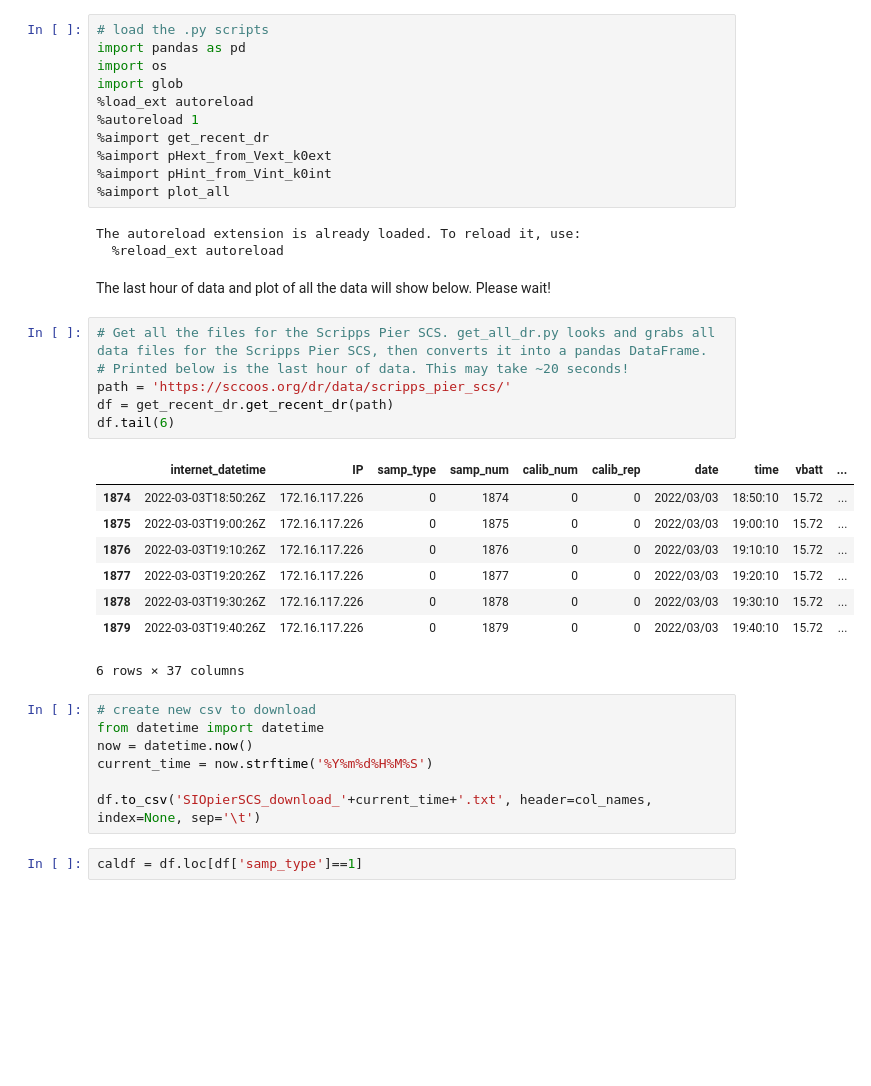
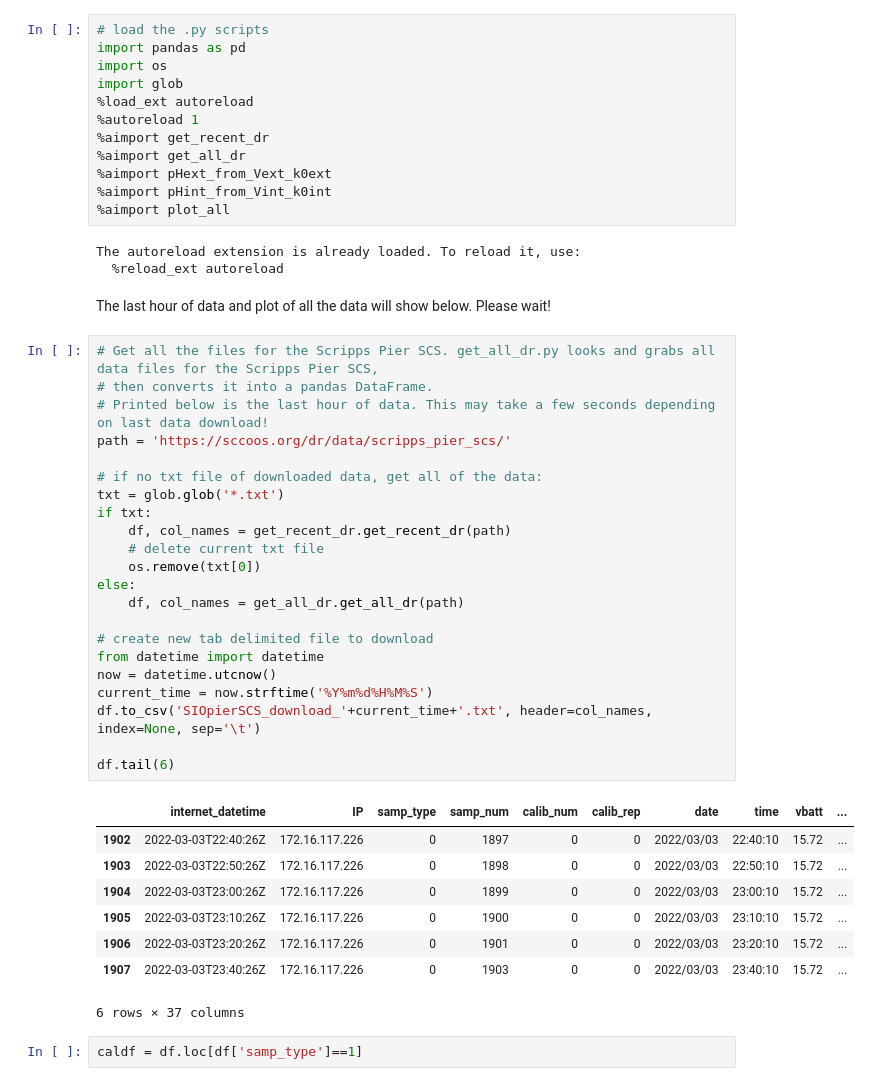
Before and after one commit to taylorwirth4/ScrippsPierSCS_SASS, a Jupyter notebook: SIOpier_SCS_dr_live.ipynb, the cells around one changed output. Drawn from its saved outputs; the diff is of its cells as text; blank space fills up the shorter version.

Commit message:
updated data grab method
gets the most recent data from the last data download. replaces the current txt file with a new version of all the data. Plot works. Need to update live calibration still.

```diff
--- a/SIOpier_SCS_dr_live.ipynb
+++ b/SIOpier_SCS_dr_live.ipynb
@@ -11,6 +11,7 @@ import glob
 %load_ext autoreload
 %autoreload 1
 %aimport get_recent_dr
+%aimport get_all_dr
 %aimport pHext_from_Vext_k0ext
 %aimport pHint_from_Vint_k0int
 %aimport plot_all
@@ -20,27 +21,36 @@ The autoreload extension is already loaded. To reload it, use:
 # %% [markdown]
 The last hour of data and plot of all the data will show below. Please wait!
 # %%
-# Get all the files for the Scripps Pier SCS. get_all_dr.py looks and grabs all data files for the Scripps Pier SCS, then converts it into a pandas DataFrame.
-# Printed below is the last hour of data. This may take ~20 seconds!
+# Get all the files for the Scripps Pier SCS. get_all_dr.py looks and grabs all data files for the Scripps Pier SCS,
+# then converts it into a pandas DataFrame.
+# Printed below is the last hour of data. This may take a few seconds depending on last data download!
 path = 'https://sccoos.org/dr/data/scripps_pier_scs/'
-df = get_recent_dr.get_recent_dr(path)
+
+# if no txt file of downloaded data, get all of the data:
+txt = glob.glob('*.txt')
+if txt:
+    df, col_names = get_recent_dr.get_recent_dr(path)
+    # delete current txt file
+    os.remove(txt[0])
+else:
+    df, col_names = get_all_dr.get_all_dr(path)
+
+# create new tab delimited file to download
+from datetime import datetime
+now = datetime.utcnow()
+current_time = now.strftime('%Y%m%d%H%M%S')
+df.to_csv('SIOpierSCS_download_'+current_time+'.txt', header=col_names, index=None, sep='\t')
+
 df.tail(6)
 # %% [output]
 |  | internet_datetime | IP | samp_type | samp_num | calib_num | calib_rep | date | time | vbatt | ... |
-| 1874 | 2022-03-03T18:50:26Z | 172.16.117.226 | 0 | 1874 | 0 | 0 | 2022/03/03 | 18:50:10 | 15.72 | ... |
-| 1875 | 2022-03-03T19:00:26Z | 172.16.117.226 | 0 | 1875 | 0 | 0 | 2022/03/03 | 19:00:10 | 15.72 | ... |
-| 1876 | 2022-03-03T19:10:26Z | 172.16.117.226 | 0 | 1876 | 0 | 0 | 2022/03/03 | 19:10:10 | 15.72 | ... |
-| 1877 | 2022-03-03T19:20:26Z | 172.16.117.226 | 0 | 1877 | 0 | 0 | 2022/03/03 | 19:20:10 | 15.72 | ... |
-| 1878 | 2022-03-03T19:30:26Z | 172.16.117.226 | 0 | 1878 | 0 | 0 | 2022/03/03 | 19:30:10 | 15.72 | ... |
-| 1879 | 2022-03-03T19:40:26Z | 172.16.117.226 | 0 | 1879 | 0 | 0 | 2022/03/03 | 19:40:10 | 15.72 | ... |
+| 1902 | 2022-03-03T22:40:26Z | 172.16.117.226 | 0 | 1897 | 0 | 0 | 2022/03/03 | 22:40:10 | 15.72 | ... |
+| 1903 | 2022-03-03T22:50:26Z | 172.16.117.226 | 0 | 1898 | 0 | 0 | 2022/03/03 | 22:50:10 | 15.72 | ... |
+| 1904 | 2022-03-03T23:00:26Z | 172.16.117.226 | 0 | 1899 | 0 | 0 | 2022/03/03 | 23:00:10 | 15.72 | ... |
+| 1905 | 2022-03-03T23:10:26Z | 172.16.117.226 | 0 | 1900 | 0 | 0 | 2022/03/03 | 23:10:10 | 15.72 | ... |
+| 1906 | 2022-03-03T23:20:26Z | 172.16.117.226 | 0 | 1901 | 0 | 0 | 2022/03/03 | 23:20:10 | 15.72 | ... |
+| 1907 | 2022-03-03T23:40:26Z | 172.16.117.226 | 0 | 1903 | 0 | 0 | 2022/03/03 | 23:40:10 | 15.72 | ... |
 6 rows × 37 columns
-# %%
-# create new csv to download
-from datetime import datetime
-now = datetime.now()
-current_time = now.strftime('%Y%m%d%H%M%S')
-
-df.to_csv('SIOpierSCS_download_'+current_time+'.txt', header=col_names, index=None, sep='\t')
 # %%
 caldf = df.loc[df['samp_type']==1]
 # %%
```
Also changed, not shown: parts of 1 cell of this notebook, 2 other files.
